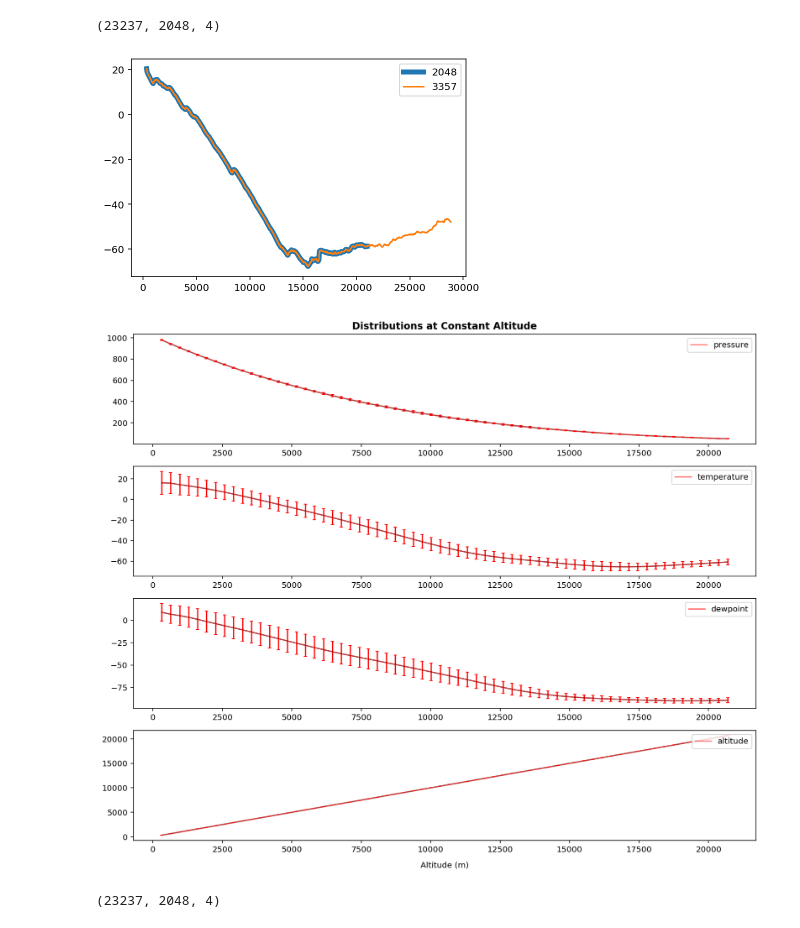
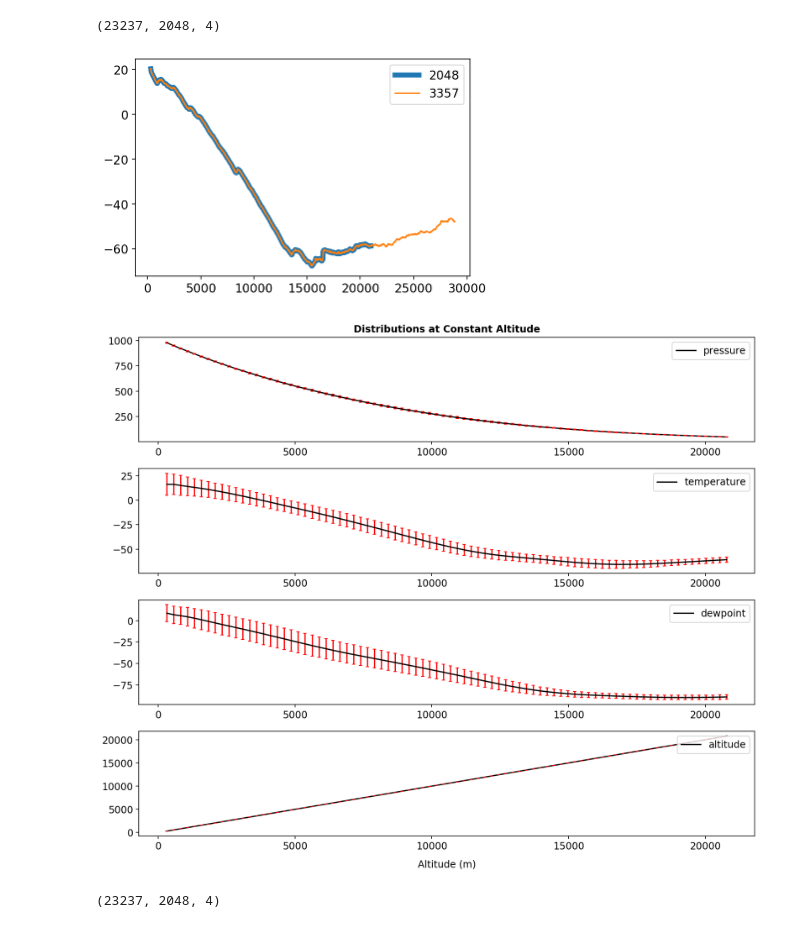
Before and after one commit to stockeh/cira-ml-soundings, a Jupyter notebook: notebooks/arm-sgp-lamont-ok.ipynb, the cells around one changed output. Cells and saved outputs as stored; diff of their text form; code cells hidden in the pictures.

```diff
--- a/notebooks/arm-sgp-lamont-ok.ipynb
+++ b/notebooks/arm-sgp-lamont-ok.ipynb
@@ -172,0 +175,3 @@ valid_profile_files = np.loadtxt(vol + '../profiles-alt-files.txt', dtype=str)
+# %%
+valid_profile_files_n = valid_profile_files[is_valid]
+profiles_n = profiles[is_valid]
@@ -172,0 +182,11 @@ valid_profile_files = np.loadtxt(vol + '../profiles-alt-files.txt', dtype=str)
+# %%
+min_profile = np.nanargmin(valid_els)
+
+profile = profiles_n[min_profile]
+sounding_dict = dict()
+sounding_dict[radiosonde_utils.PRESSURE_COLUMN_KEY] = profile[:, PRESSURE]
+sounding_dict[radiosonde_utils.TEMPERATURE_COLUMN_KEY] = profile[:, TEMPERATURE]
+sounding_dict[radiosonde_utils.DEWPOINT_COLUMN_KEY] = profile[:, DEWPOINT]
+el_p, _ = radiosonde_products.el(sounding_dict)
+
+valid_els[min_profile], el_p, valid_profile_files_n[min_profile]
@@ -246,39 +270,31 @@ plt.plot(profiles[i][:, ALTITUDE], profiles[i][:, TEMPERATURE],
          label=str(len(profiles[i][:, ALTITUDE])))
 plt.legend();
 # %% [output]
-[figure, old version]
+[figure, new version]
 # %%
 input_dims = [PRESSURE, TEMPERATURE, DEWPOINT, ALTITUDE]
 labels = ['pressure', 'temperature', 'dewpoint', 'altitude']
 
 fig, axs = plt.subplots(len(input_dims), figsize=(12, 10))
 axs = axs.ravel()
-interval = 32
+interval = 25
 for dim in input_dims:
 
     mu = np.mean(interpolated_profiles[:,:,dim], axis=0)[::interval]
     std = np.std(interpolated_profiles[:,:,dim], axis=0)[::interval]
 
-    axs[dim].plot(altitude_intervals[::interval], mu, 'k', alpha=0.5)
-    axs[dim].errorbar(altitude_intervals[::interval], mu, std, color='k', linestyle='None', capsize=2);
-
-
-    mu = np.mean(interpolated_profiles[:,:,dim], axis=0)[::interval]
-    std = np.std(interpolated_profiles[:,:,dim], axis=0)[::interval]
-
-    axs[dim].plot(altitude_intervals[::interval], mu, 'r', alpha=0.5, label=labels[dim])
+    axs[dim].plot(altitude_intervals[::interval], mu, 'k', label=labels[dim])
     axs[dim].errorbar(altitude_intervals[::interval], mu, std, color='r', linestyle='None', capsize=2);
     axs[dim].legend(loc=1)
-
 
 # add a big axis, hide frame
 fig.add_subplot(111, frameon=False)
 # hide tick and tick label of the big axis
 plt.tick_params(labelcolor='none', top=False, bottom=False, left=False, right=False)
 plt.xlabel('Altitude (m)', labelpad=10)
 plt.title('Distributions at Constant Altitude', y=1.0, fontweight='bold')
 
 fig.tight_layout();
 # %% [output]
-[figure, old version]
+[figure, new version]
 # %%
```
Also changed, not shown: parts of 31 cells of this notebook, 3 other files.
